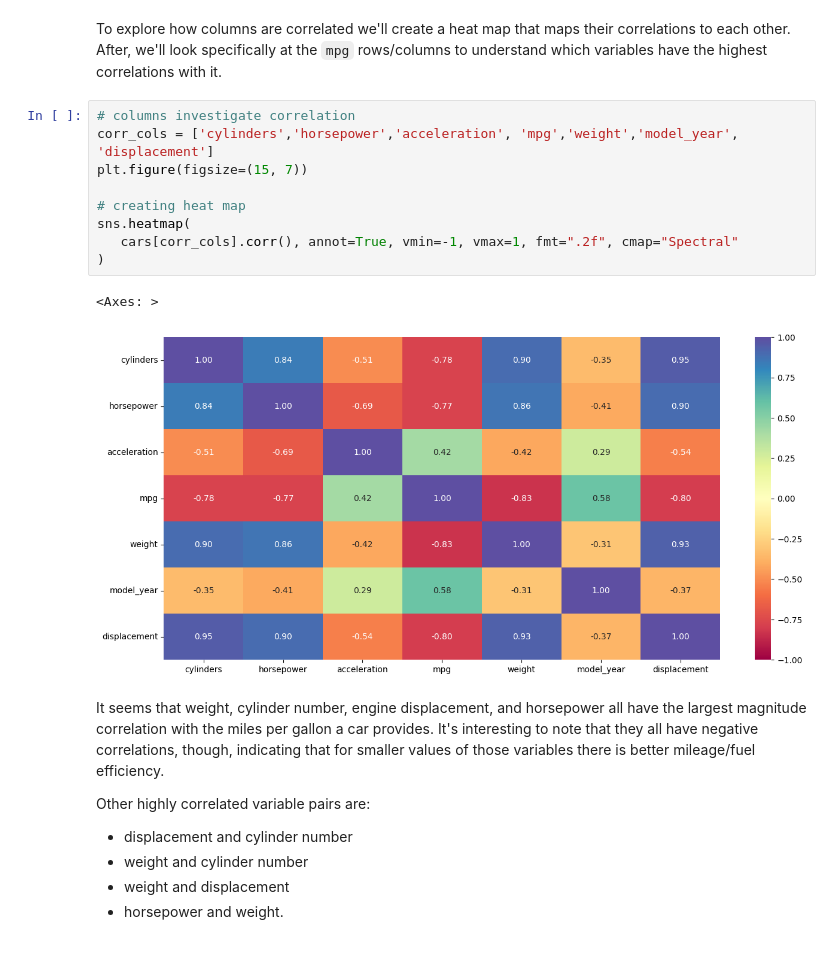
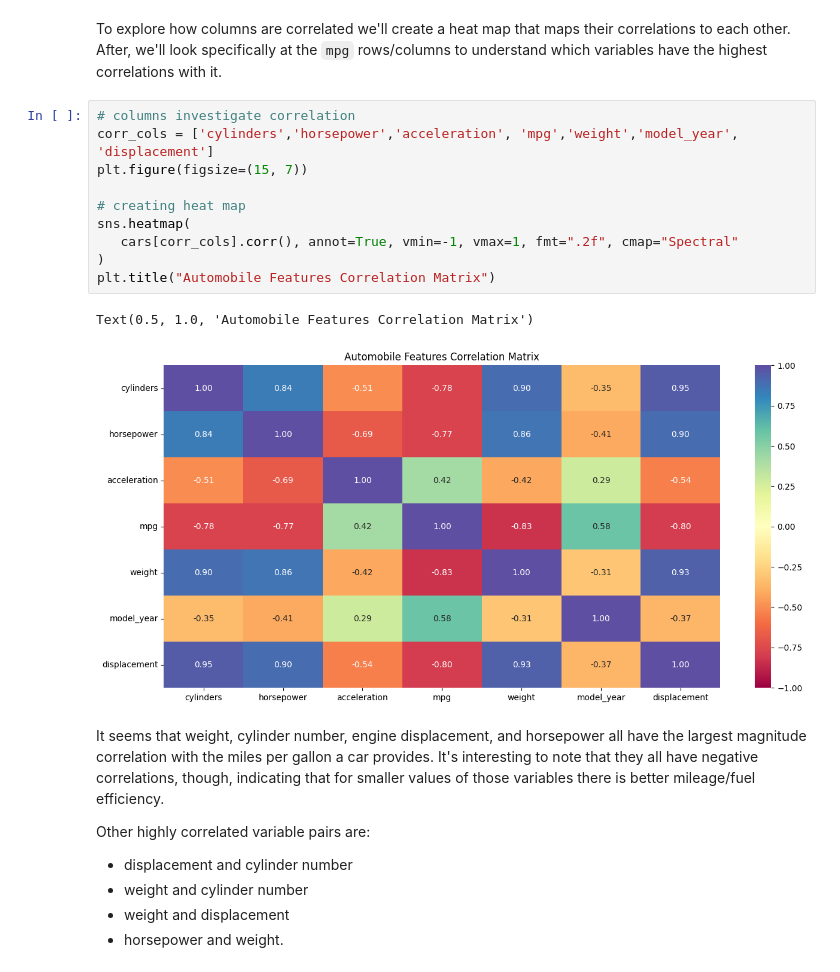
Before and after one commit to serenashah/coe379l-proj1, a Jupyter notebook: project1_notebook.ipynb, the cells around one changed output. Drawn from its saved outputs; the diff is of its cells as text.

Commit message:
heat map plot title

```diff
--- a/project1_notebook.ipynb
+++ b/project1_notebook.ipynb
@@ -190,15 +190,16 @@ To explore how columns are correlated we'll create a heat map that maps their co
 # %%
 # columns investigate correlation
 corr_cols = ['cylinders','horsepower','acceleration', 'mpg','weight','model_year', 'displacement']
 plt.figure(figsize=(15, 7))
 
 # creating heat map
 sns.heatmap(
    cars[corr_cols].corr(), annot=True, vmin=-1, vmax=1, fmt=".2f", cmap="Spectral"
 )
+plt.title("Automobile Features Correlation Matrix")
 # %% [output]
-<Axes: >
+Text(0.5, 1.0, 'Automobile Features Correlation Matrix')
-[figure, old version]
+[figure, new version]
 # %% [markdown]
 It seems that weight, cylinder number, engine displacement, and horsepower all have the largest magnitude correlation with the miles per gallon a car provides. It's interesting to note that they all have negative correlations, though, indicating that for smaller values of those variables there is better mileage/fuel efficiency.
 
```
